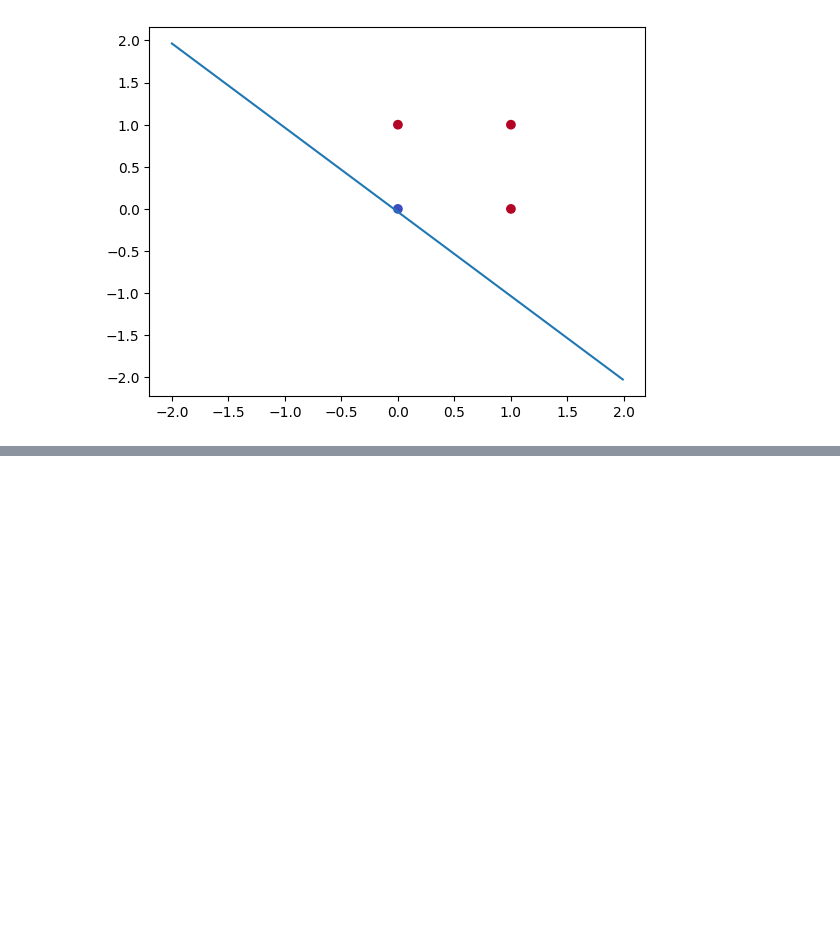
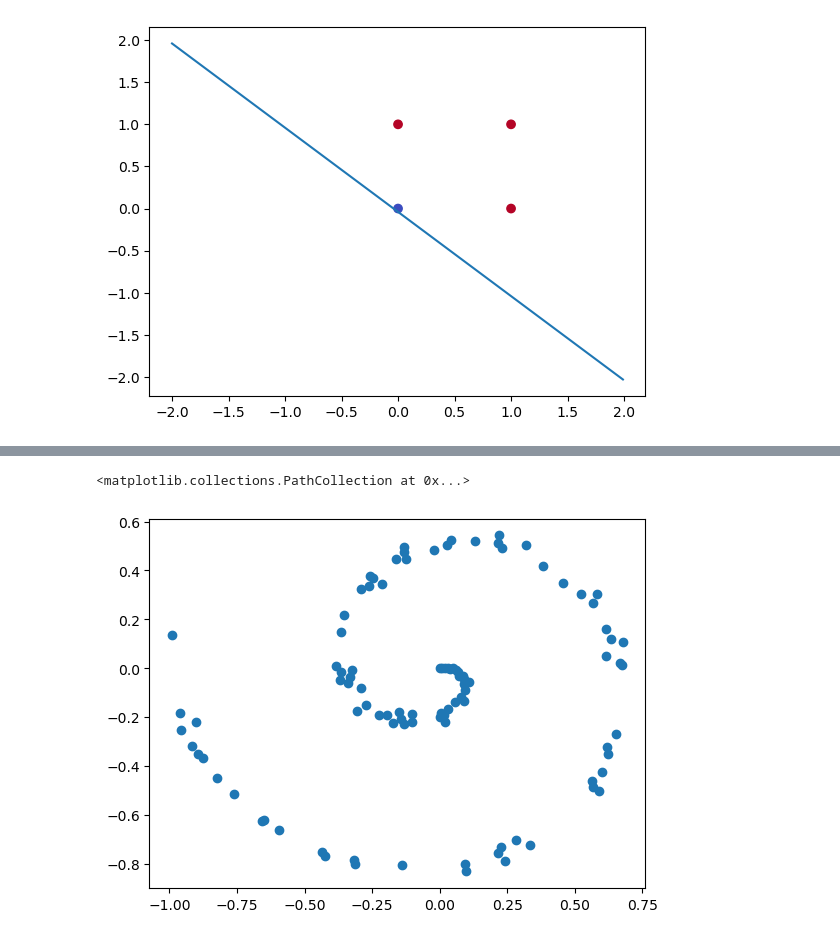
Before and after one commit to nguynlb/DataScience, a Jupyter notebook: MachineLearning/PLA/PLA.ipynb, the cells around one changed output, grey strips where cells are left out. Cells and saved outputs as stored; diff of their text form; code cells hidden in the pictures; blank space fills up the shorter version.

```diff
--- a/MachineLearning/PLA/PLA.ipynb
+++ b/MachineLearning/PLA/PLA.ipynb
@@ -89,0 +115,10 @@ plt.scatter(X[:, 0], X[:, 1], c=y, cmap="coolwarm")
+# %%
+n_samples = 100
+n_features = 2
+r = np.linspace(.0, 1, n_samples)
+t = np.linspace(2 * 10, 3 * 10, n_samples) + np.random.randn(n_samples) * 0.2
+X = np.c_[r * np.sin(t), r * np.cos(t)]
+plt.scatter(X[:, 0], X[:, 1])
+# %% [output]
+<matplotlib.collections.PathCollection at 0x...>
+[figure, added]
```
Also changed, not shown: parts of 4 cells of this notebook, 1 other file.
